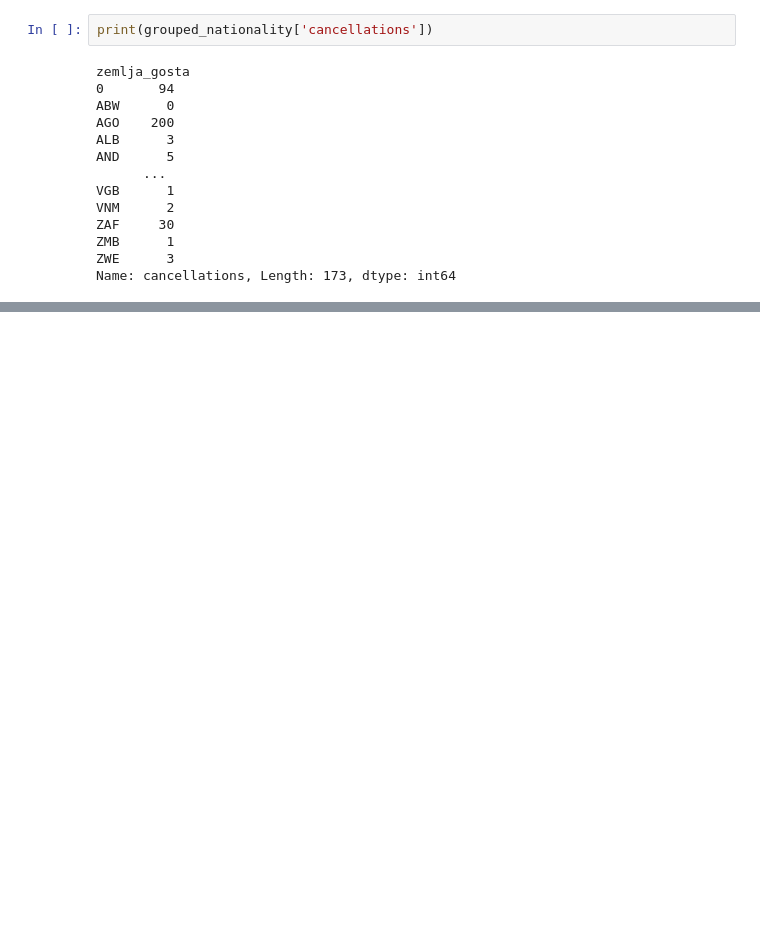
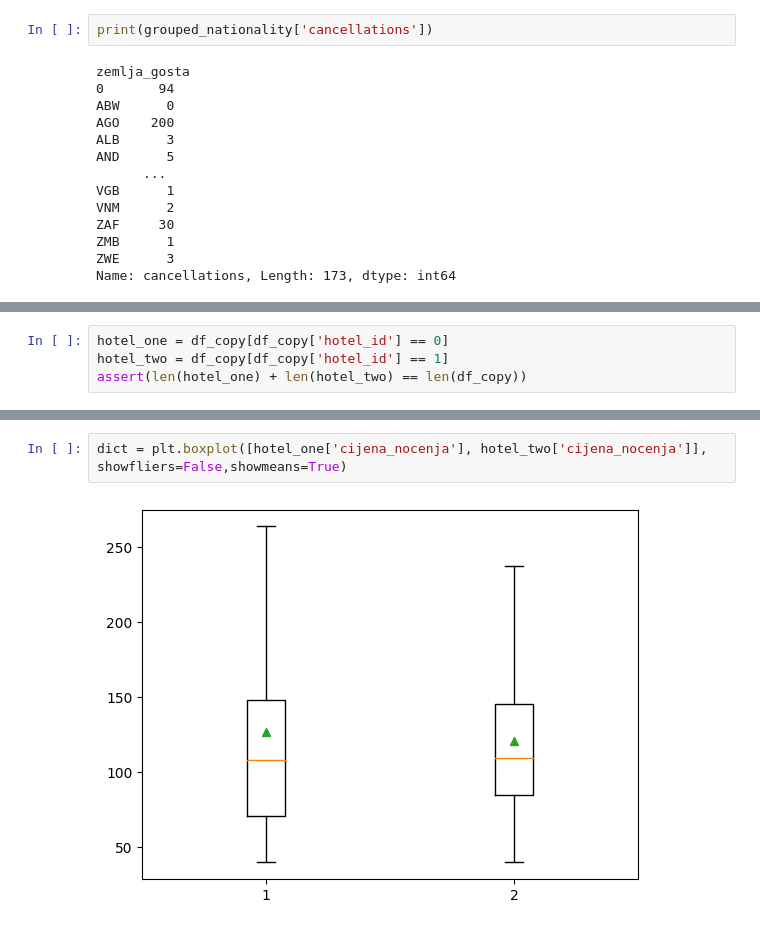
Before and after one commit to MarkoHaralovic/Prediction-of-Hotel-Occupancy, a Jupyter notebook: prediction-of-hotel-occupancy/notebooks/primjer-ucitavanja-dataseta.ipynb, the cells around one changed output, grey strips where cells are left out. Saved outputs shown, nothing was run; the diff lists cells and outputs as text; blank space fills up the shorter version.

```diff
--- a/prediction-of-hotel-occupancy/notebooks/primjer-ucitavanja-dataseta.ipynb
+++ b/prediction-of-hotel-occupancy/notebooks/primjer-ucitavanja-dataseta.ipynb
@@ -307,0 +312,4 @@ Name: cancellation_percentage, dtype: float64
+# %%
+hotel_one = df_copy[df_copy['hotel_id'] == 0]
+hotel_two = df_copy[df_copy['hotel_id'] == 1]
+assert(len(hotel_one) + len(hotel_two) == len(df_copy))
@@ -307,0 +339,4 @@ Name: cancellation_percentage, dtype: float64
+# %%
+dict = plt.boxplot([hotel_one['cijena_nocenja'], hotel_two['cijena_nocenja']], showfliers=False,showmeans=True)
+# %% [output]
+[figure, added]
```
Also changed, not shown: parts of 13 cells of this notebook, 1 other file.
